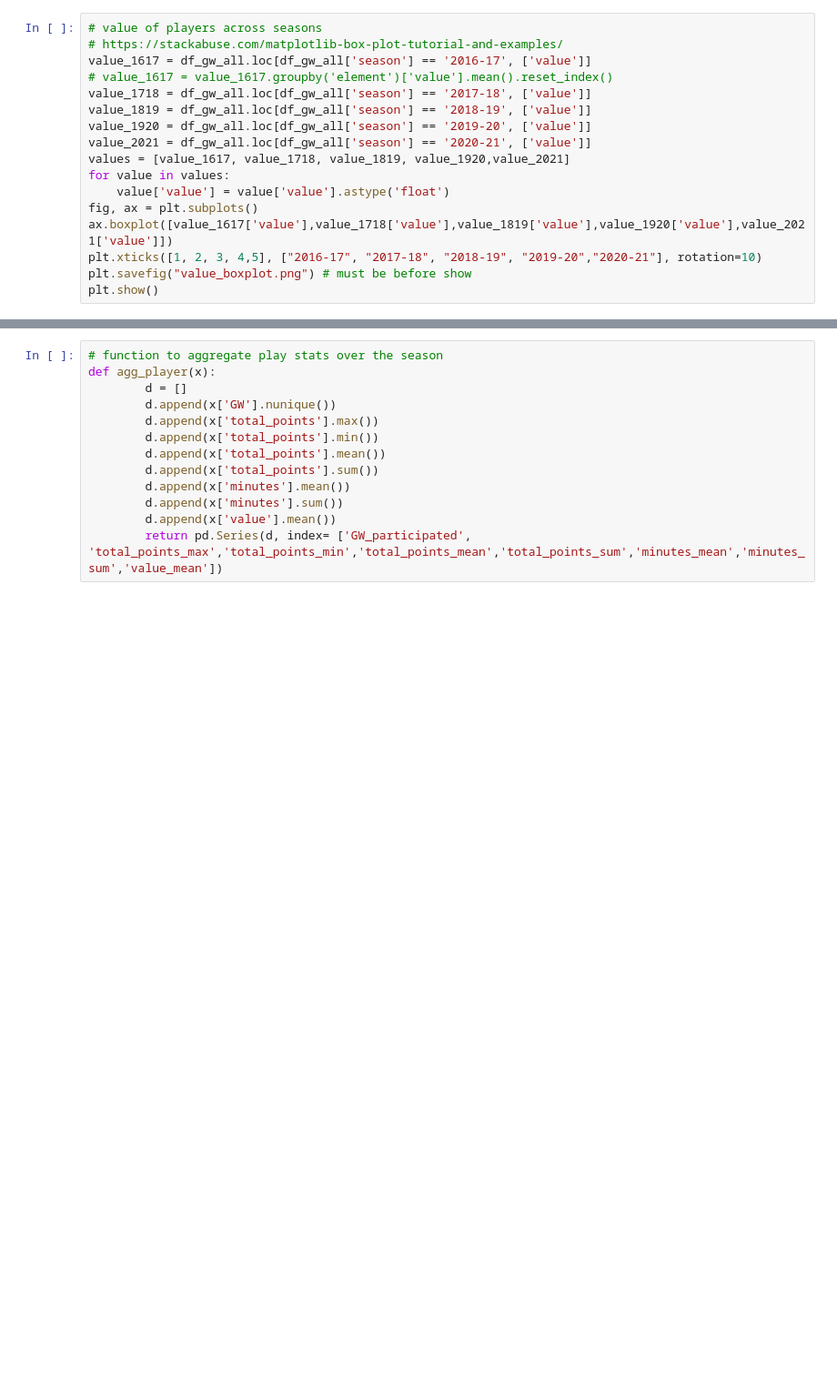
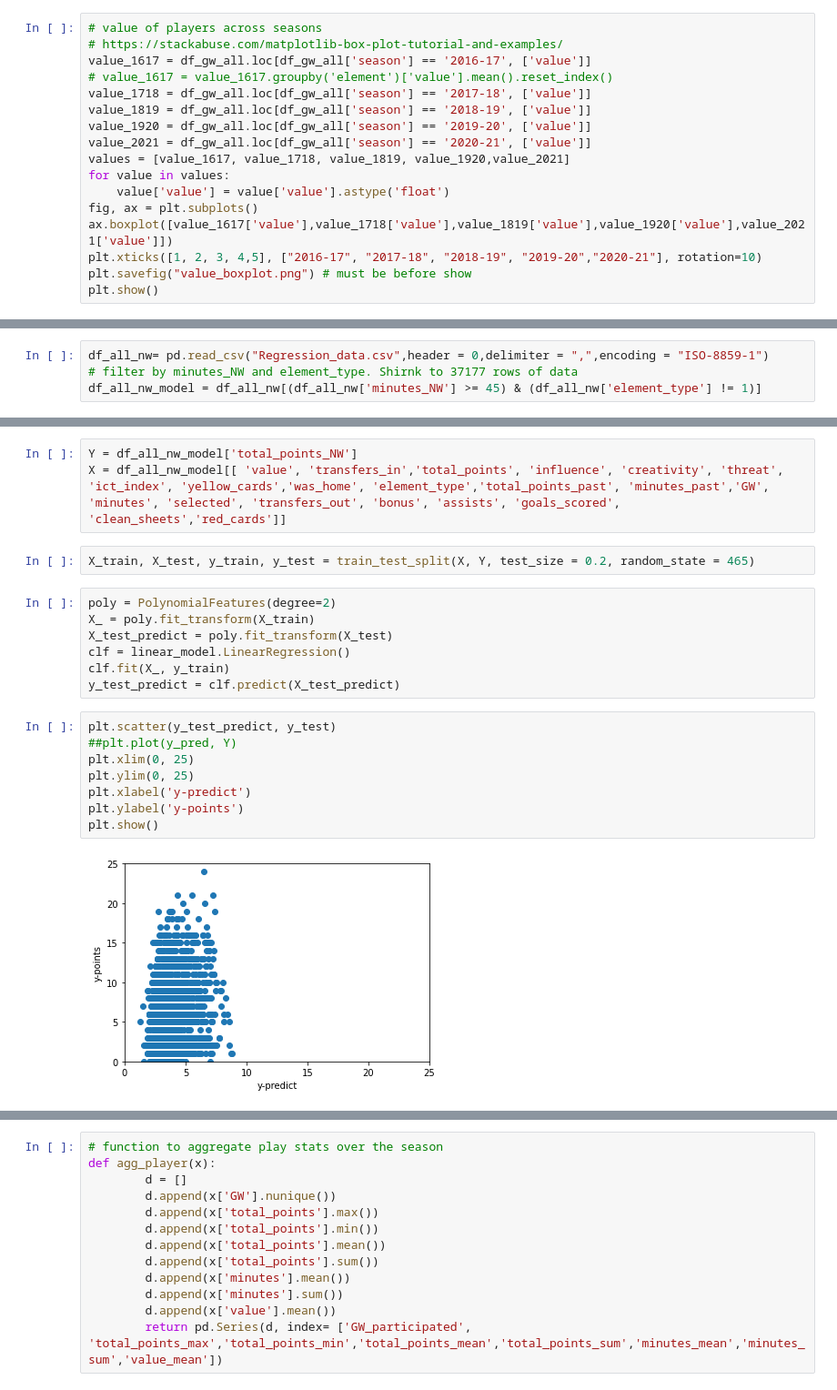
Before and after one commit to yying1/Py_personal, a Jupyter notebook: fpl/FPL_Data_Project.ipynb, the cells around one changed output, grey strips where cells are left out. Shown at 91% size. Saved outputs shown, nothing was run; the diff lists cells and outputs as text; blank space fills up the shorter version.

```diff
--- a/fpl/FPL_Data_Project.ipynb
+++ b/fpl/FPL_Data_Project.ipynb
@@ -160,0 +337,4 @@ plt.show()
+# %%
+df_all_nw= pd.read_csv("Regression_data.csv",header = 0,delimiter = ",",encoding = "ISO-8859-1")
+# filter by minutes_NW and element_type. Shirnk to 37177 rows of data
+df_all_nw_model = df_all_nw[(df_all_nw['minutes_NW'] >= 45) & (df_all_nw['element_type'] != 1)]
@@ -160,0 +374,22 @@ plt.show()
+# %%
+Y = df_all_nw_model['total_points_NW']
+X = df_all_nw_model[[ 'value', 'transfers_in','total_points', 'influence', 'creativity', 'threat', 'ict_index', 'yellow_cards','was_home', 'element_type','total_points_past', 'minutes_past','GW', 'minutes', 'selected', 'transfers_out', 'bonus', 'assists', 'goals_scored', 'clean_sheets','red_cards']]
+# %%
+X_train, X_test, y_train, y_test = train_test_split(X, Y, test_size = 0.2, random_state = 465)
+# %%
+poly = PolynomialFeatures(degree=2)
+X_ = poly.fit_transform(X_train)
+X_test_predict = poly.fit_transform(X_test)
+clf = linear_model.LinearRegression()
+clf.fit(X_, y_train)
+y_test_predict = clf.predict(X_test_predict)
+# %%
+plt.scatter(y_test_predict, y_test)
+##plt.plot(y_pred, Y)
+plt.xlim(0, 25)
+plt.ylim(0, 25)
+plt.xlabel('y-predict')
+plt.ylabel('y-points')
+plt.show()
+# %% [output]
+[figure, added]
```
Also changed, not shown: parts of 32 cells of this notebook, 2 other files.
